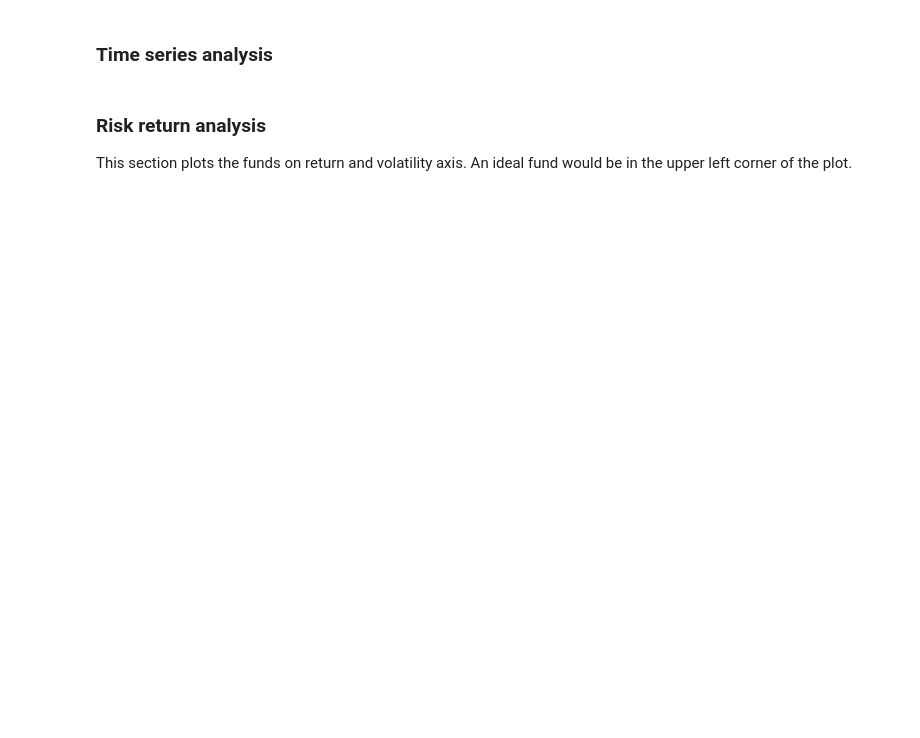
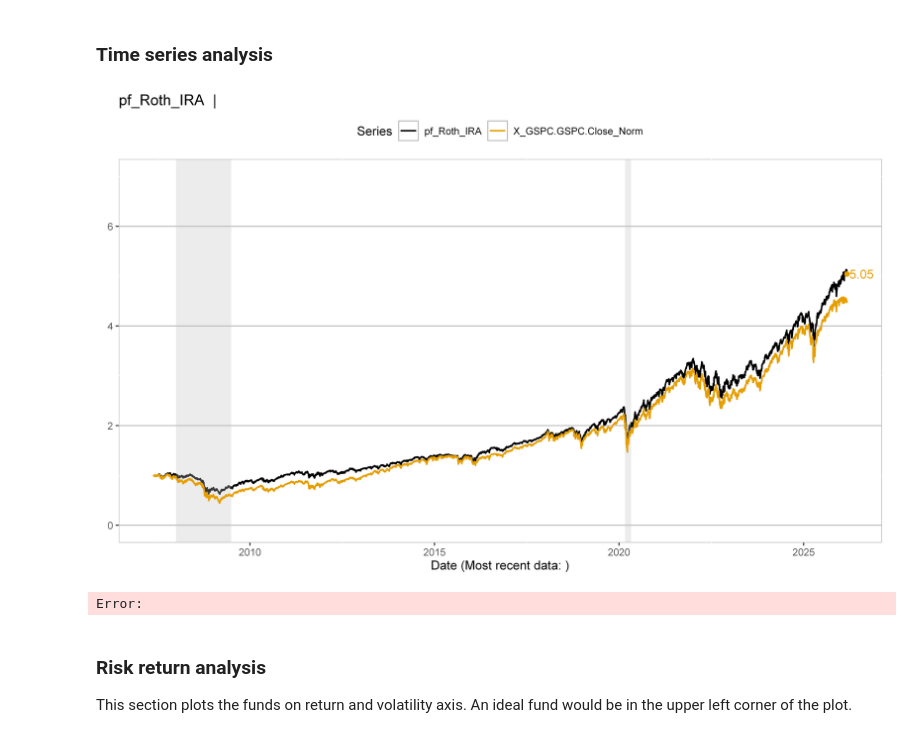
Before and after one commit to MoreCoffee12/Economics, a Jupyter notebook: Portfolio.ipynb, the cells around one changed output. Cells and saved outputs as stored; diff of their text form; code cells hidden in the pictures; blank space fills up the shorter version.

```diff
--- a/Portfolio.ipynb
+++ b/Portfolio.ipynb
@@ -607,8 +628,11 @@ kable(df.symbols[df.symbols$pf_Roth_IRA > 0.0, ],
 # %%
 options(repr.plot.width = 9.7, repr.plot.height = 6, repr.plot.res = 600)
 datay.legacy <- "pf_Roth_IRA"
-ylim <- c(0, 4)
+ylim <- c(0, 7)
 plotSingleBench(dfRecession, datay.legacy, ylim, df.symbols, df.data, string.analysis.start)
+# %% [output]
+[figure, added]
+Error:
 # %% [markdown]
 ### Risk return analysis
 
```
Also changed, not shown: parts of 19 cells of this notebook, 5 other files.
